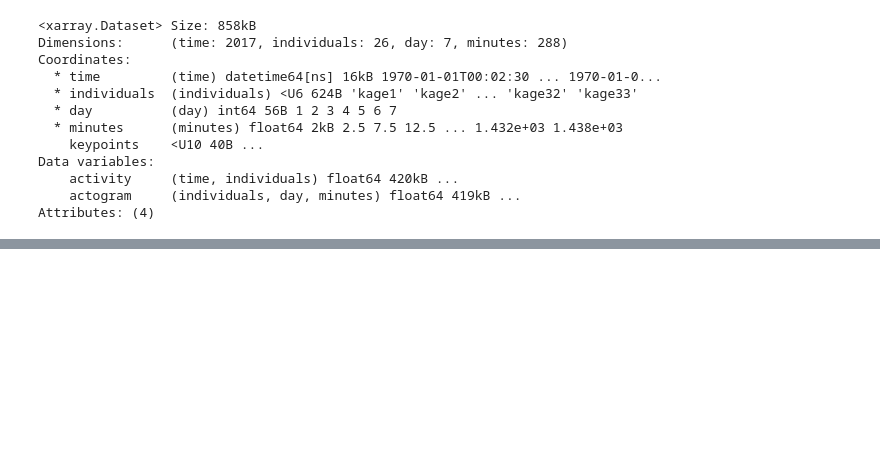
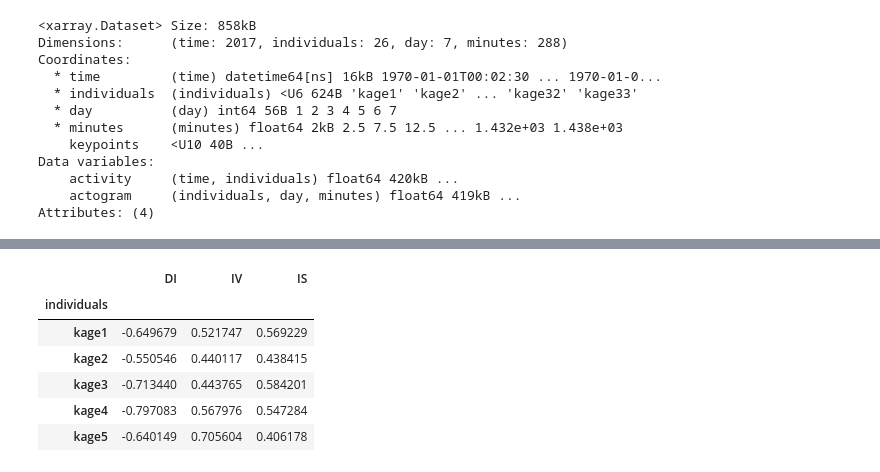
Before and after one commit to neuroinformatics-unit/smart-kages-movement, a Jupyter notebook: notebooks/07_circadian_metrics.ipynb, the cells around one changed output, grey strips where cells are left out. Drawn from its saved outputs; the diff is of its cells as text; code cells hidden in the pictures; blank space fills up the shorter version.

```diff
--- a/notebooks/07_circadian_metrics.ipynb
+++ b/notebooks/07_circadian_metrics.ipynb
@@ -52,0 +78,11 @@ Attributes: (4)
+# %%
+metrics_df = compute_circadian_metrics(ds_activity, DARK_PERIOD)
+metrics_df.head()
+# %% [output]
+|  | DI | IV | IS |
+| individuals |  |  |  |
+| kage1 | -0.649679 | 0.521747 | 0.569229 |
+| kage2 | -0.550546 | 0.440117 | 0.438415 |
+| kage3 | -0.713440 | 0.443765 | 0.584201 |
+| kage4 | -0.797083 | 0.567976 | 0.547284 |
+| kage5 | -0.640149 | 0.705604 | 0.406178 |
```
Also changed, not shown: parts of 5 cells of this notebook, 4 other files.
